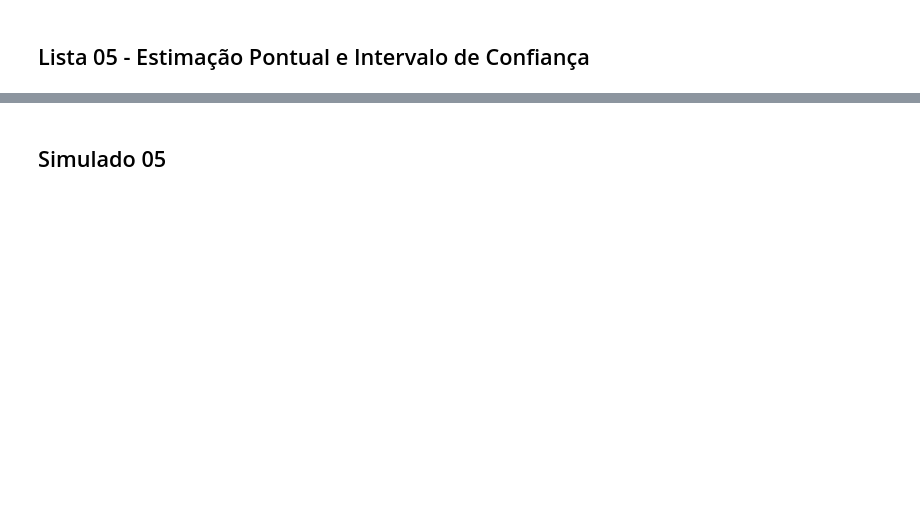
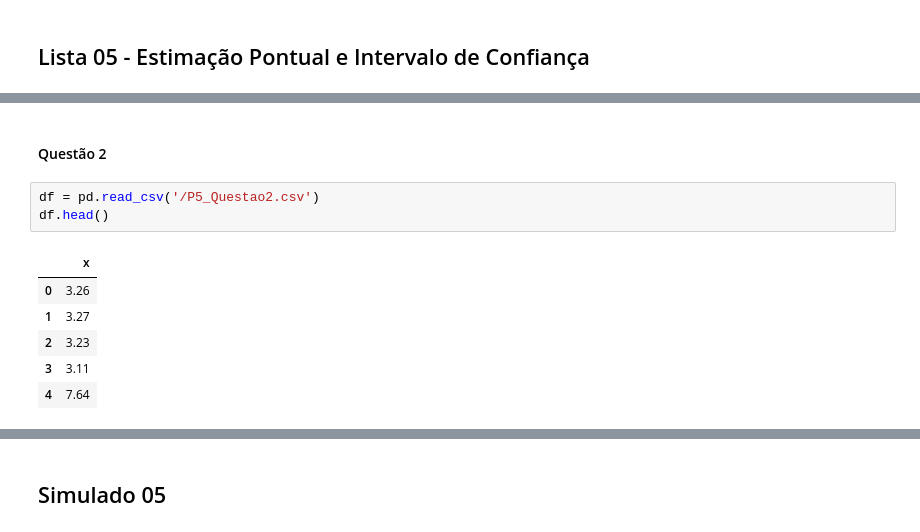
Before and after one commit to jorgesalhani/Statistics, a Jupyter notebook: Topics/T05/Ex05.ipynb, the cells around one changed output, grey strips where cells are left out. Saved outputs shown, nothing was run; the diff lists cells and outputs as text; blank space fills up the shorter version.

```diff
--- a/Topics/T05/Ex05.ipynb
+++ b/Topics/T05/Ex05.ipynb
@@ -2,0 +31,12 @@
+# %% [markdown]
+#### Questão 2
+# %%
+df = pd.read_csv('/P5_Questao2.csv')
+df.head()
+# %% [output]
+|  | x |
+| 0 | 3.26 |
+| 1 | 3.27 |
+| 2 | 3.23 |
+| 3 | 3.11 |
+| 4 | 7.64 |
```
Also changed, not shown: parts of 17 cells of this notebook.
